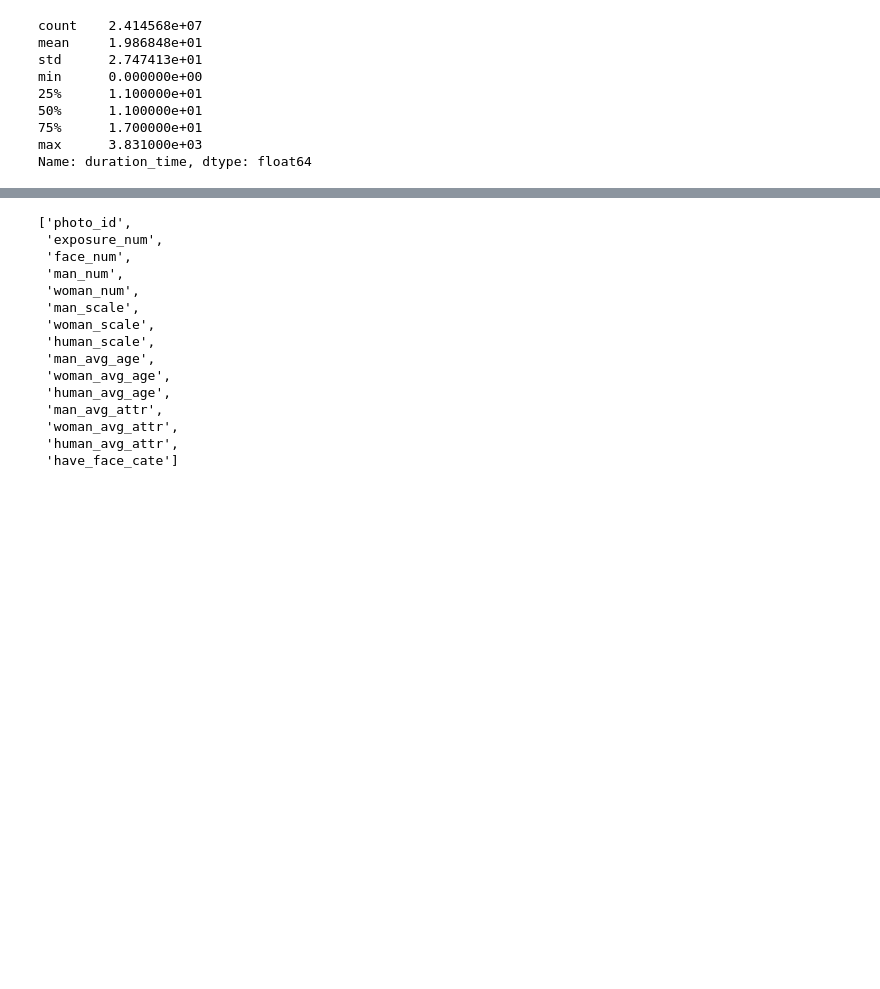
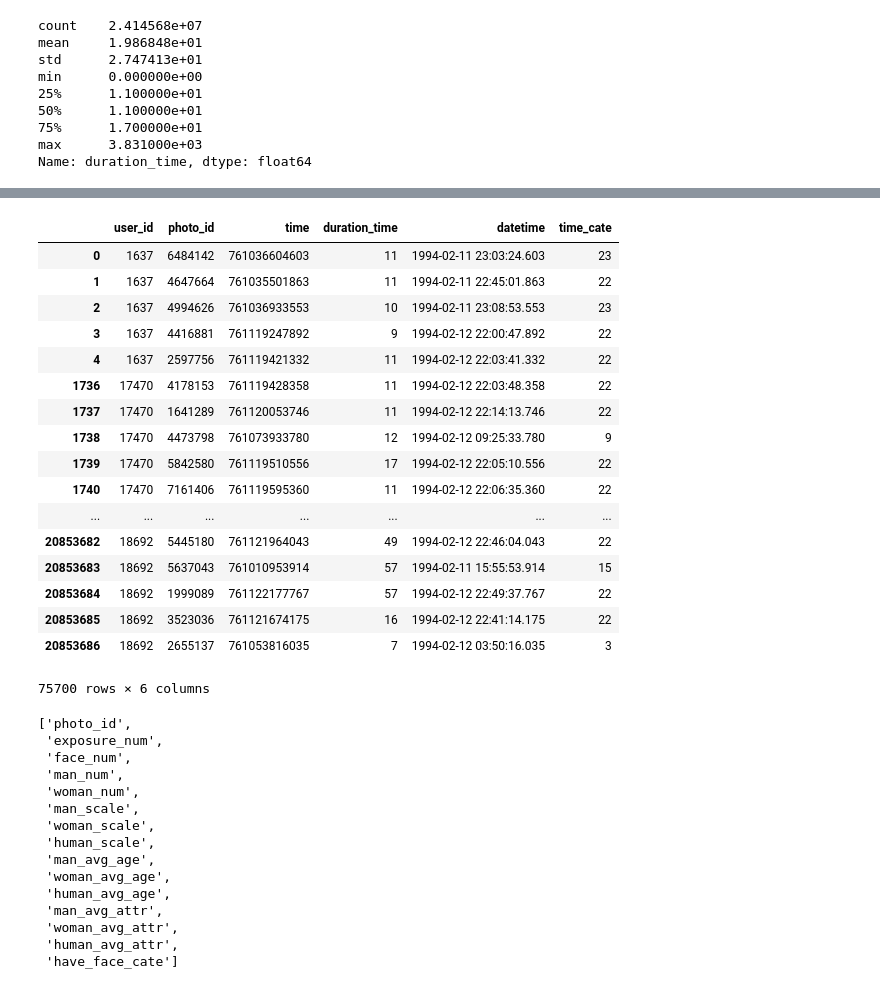
Before and after one commit to kitianFresh/kuaishou, a Jupyter notebook: features/eda2.ipynb, the cells around one changed output, grey strips where cells are left out. Saved outputs shown, nothing was run; the diff lists cells and outputs as text; code cells hidden in the pictures; blank space fills up the shorter version.

```diff
--- a/features/eda2.ipynb
+++ b/features/eda2.ipynb
@@ -550,3 +665,24 @@ Name: duration_time, dtype: float64
+# %%
+user_item_data.groupby(['user_id']).head()
+# %% [output]
+|  | user_id | photo_id | time | duration_time | datetime | time_cate |
+| 0 | 1637 | 6484142 | 761036604603 | 11 | 1994-02-11 23:03:24.603 | 23 |
+| 1 | 1637 | 4647664 | 761035501863 | 11 | 1994-02-11 22:45:01.863 | 22 |
+| 2 | 1637 | 4994626 | 761036933553 | 10 | 1994-02-11 23:08:53.553 | 23 |
+| 3 | 1637 | 4416881 | 761119247892 | 9 | 1994-02-12 22:00:47.892 | 22 |
+| 4 | 1637 | 2597756 | 761119421332 | 11 | 1994-02-12 22:03:41.332 | 22 |
+| 1736 | 17470 | 4178153 | 761119428358 | 11 | 1994-02-12 22:03:48.358 | 22 |
+| 1737 | 17470 | 1641289 | 761120053746 | 11 | 1994-02-12 22:14:13.746 | 22 |
+| 1738 | 17470 | 4473798 | 761073933780 | 12 | 1994-02-12 09:25:33.780 | 9 |
+| 1739 | 17470 | 5842580 | 761119510556 | 17 | 1994-02-12 22:05:10.556 | 22 |
+| 1740 | 17470 | 7161406 | 761119595360 | 11 | 1994-02-12 22:06:35.360 | 22 |
+| ... | ... | ... | ... | ... | ... | ... |
+| 20853682 | 18692 | 5445180 | 761121964043 | 49 | 1994-02-12 22:46:04.043 | 22 |
+| 20853683 | 18692 | 5637043 | 761010953914 | 57 | 1994-02-11 15:55:53.914 | 15 |
+| 20853684 | 18692 | 1999089 | 761122177767 | 57 | 1994-02-12 22:49:37.767 | 22 |
+| 20853685 | 18692 | 3523036 | 761121674175 | 16 | 1994-02-12 22:41:14.175 | 22 |
+| 20853686 | 18692 | 2655137 | 761053816035 | 7 | 1994-02-12 03:50:16.035 | 3 |
+75700 rows × 6 columns
 # %%
 list(photo_data.columns.values)
 # %% [output]
```
Also changed, not shown: parts of 16 cells of this notebook, 5 other files.
